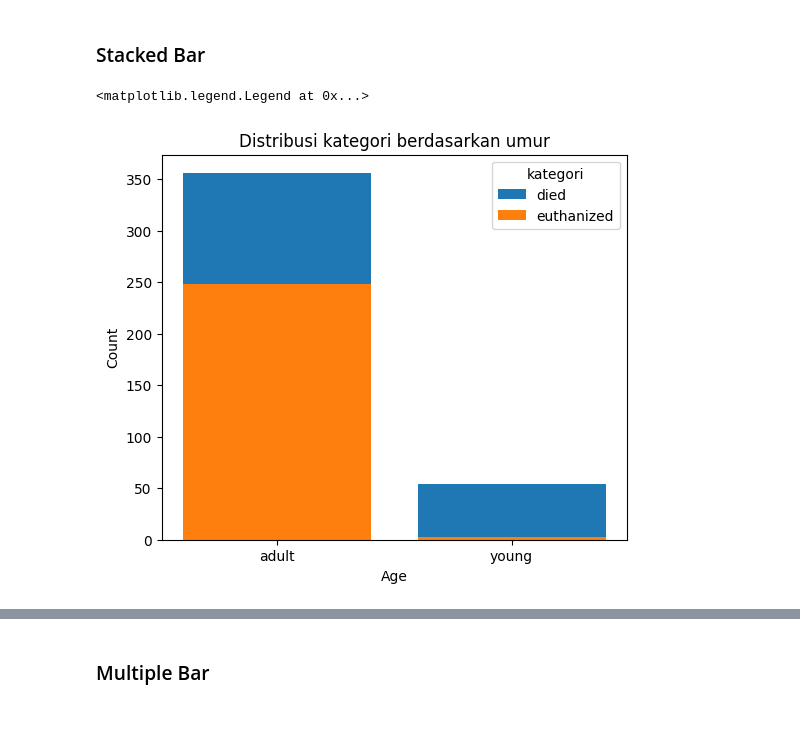
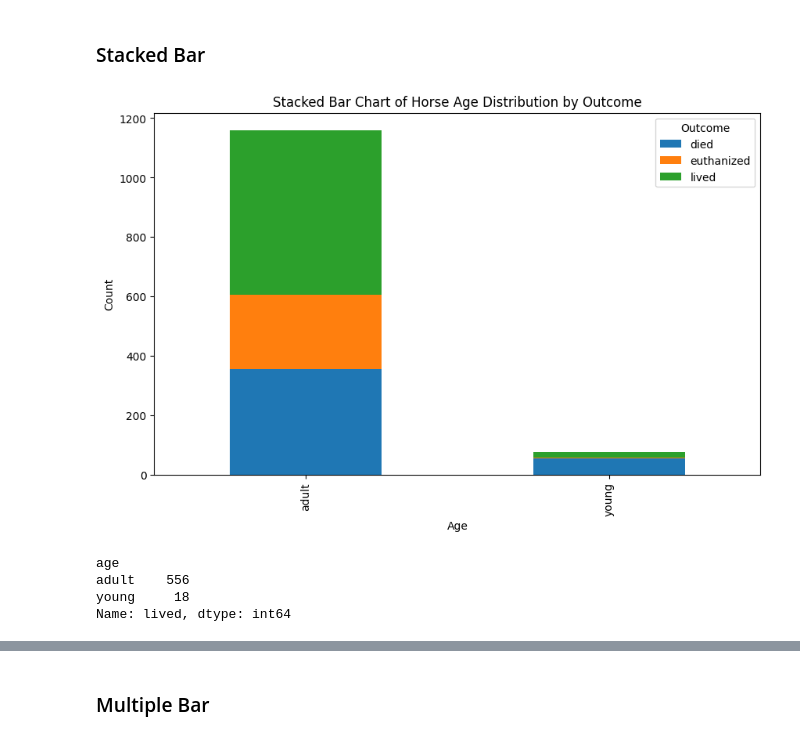
Before and after one commit to dhiiil/BCC-Prepocessing-n-EDA, a Jupyter notebook: Exploratory.ipynb, the cells around one changed output, grey strips where cells are left out. Saved outputs shown, nothing was run; the diff lists cells and outputs as text; code cells hidden in the pictures.

```diff
--- a/Exploratory.ipynb
+++ b/Exploratory.ipynb
@@ -209,17 +216,22 @@ Text(0.5, 1.0, 'Class Distribution')
 # experiment
 # %% [markdown]
 ### Stacked Bar
-# %%
-X_axis = np.arange(len(age_count))
-plt.figure(figsize=(6, 5))
-plt.bar(X_axis, age_count['died'], label="died")
-plt.bar(X_axis, age_count['euthanized'], label="euthanized")
-
-plt.xticks(X_axis, horse_health_data['age'].unique())
-plt.xlabel("Age")
-plt.ylabel("Count")
-plt.title("Distribusi kategori berdasarkan umur")
-plt.legend(title="kategori")
-# %% [output]
-<matplotlib.legend.Legend at 0x...>
-[figure, removed]
+# %%
+# Plot stacked bar chart
+fig, ax = plt.subplots(figsize=(10, 6))
+age_count.plot(kind='bar', stacked=True, ax=ax)
+
+plt.xlabel("Age")
+plt.ylabel("Count")
+plt.title("Stacked Bar Chart of Horse Age Distribution by Outcome")
+plt.legend(title="Outcome")
+plt.show()
+# %% [output]
+[figure, added]
+# %%
+age_count['lived']
+# %% [output]
+age
+adult    556
+young     18
+Name: lived, dtype: int64
```
Also changed, not shown: parts of 23 cells of this notebook.
